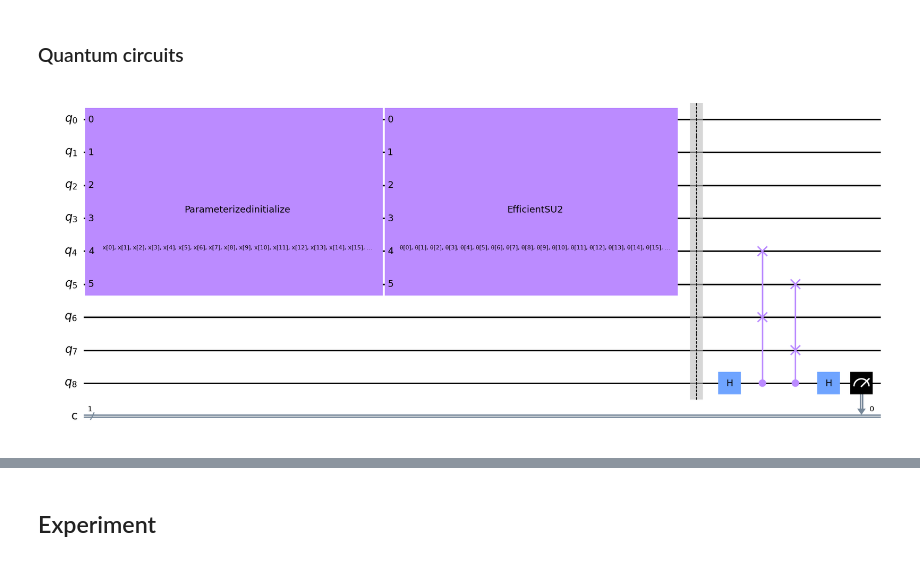
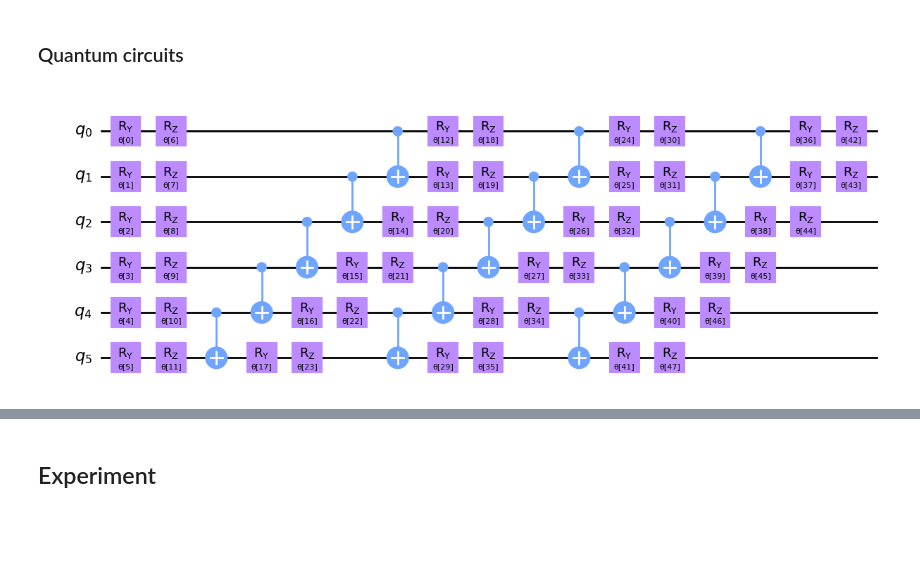
Before and after one commit to OleksandrKotyk/PracaMagisterska, a Jupyter notebook: experiments /autoencoder.ipynb, the cells around one changed output, grey strips where cells are left out. Saved outputs shown, nothing was run; the diff lists cells and outputs as text; code cells hidden in the pictures; blank space fills up the shorter version.

```diff
--- a/experiments /autoencoder.ipynb
+++ b/experiments /autoencoder.ipynb
@@ -389,24 +390,25 @@ def validate_classical_autoencoder(original, predicted):
 # %%
 def get_quantum_cir(num_latent, num_trash):
     fm = RawFeatureVector(2 ** (num_latent + num_trash))
 
     ae = auto_encoder_circuit(num_latent, num_trash)
 
     qc = QuantumCircuit(num_latent + 2 * num_trash + 1, 1)
 
     qc = qc.compose(fm, range(num_latent + num_trash))
     qc = qc.compose(ae)
 
     # transpiled = transpile(qc, backend=backend)
 
     qc.draw("mpl")
 
     return fm, ae, qc
 
 num_latent = 4
 num_trash = 2
 fm_64_4_2, ae_64_4_2, qc_64_4_2 = get_quantum_cir(num_latent, num_trash)
 
-qc_64_4_2.draw("mpl")
+# show ansatz
+ansatz(num_latent + num_trash).decompose().draw("mpl")
 # %% [output]
-[figure, old version]
+[figure, new version]
```
Also changed, not shown: parts of 13 cells of this notebook.
